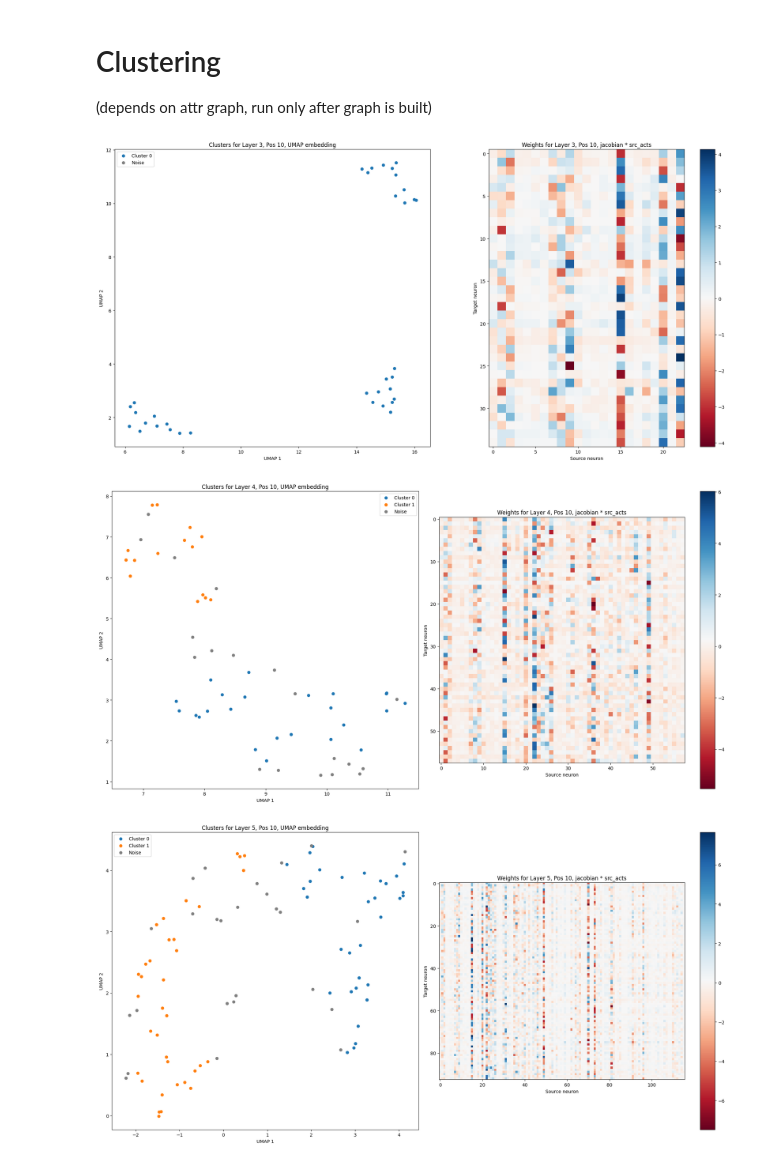
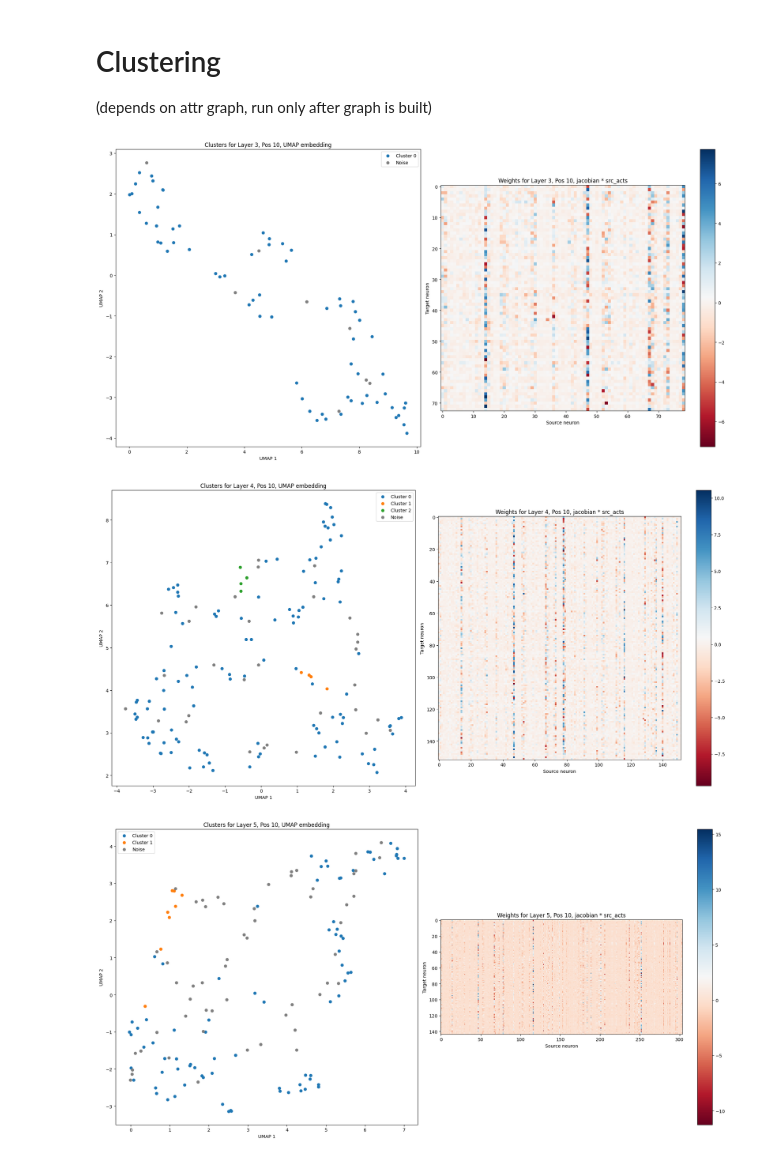
Before and after one commit to D4niel0s/NLP_project_circuits, a Jupyter notebook: neuron-clusters-influence.ipynb, the cells around one changed output. Drawn from its saved outputs; the diff is of its cells as text; code cells hidden in the pictures.

```diff
--- a/neuron-clusters-influence.ipynb
+++ b/neuron-clusters-influence.ipynb
@@ -324,8 +324,8 @@ def approx_influence_on_layer(model, mask, tokens, target_layer, target_pos,
     NONLINEAR_TYPES = (
         nn.LayerNorm,
         nn.BatchNorm1d, nn.BatchNorm2d, nn.BatchNorm3d,
-        nn.ReLU, nn.GELU, nn.Sigmoid, nn.Tanh,
-        nn.Softmax, nn.Dropout,
+        nn.Dropout,
+        nn.MultiheadAttention,
     )
 
     def detach_nonlinearity_outputs(model):
@@ -512,7 +512,7 @@ if __name__ == "__main__":
                                       clean_tokens[:num_circuit_samples],
                                       corrupted_tokens[:num_circuit_samples],
                                       answer_token_indices[:num_circuit_samples])
-    mask = compute_circuit_mask(attribution_scores, topk=500, exclude_layers=[0, 1])
+    mask = compute_circuit_mask(attribution_scores, topk=1000, exclude_layers=[0, 1])
     visualize_mask(model, mask.cpu(), clean_prompts[0])
     plt.savefig("ioi_circuit.png")
     plt.show()
@@ -763,7 +771,7 @@ from sklearn.cluster import DBSCAN
 
 metric = 'correlation'
 
-reducer = UMAP(n_neighbors=5, min_dist=0, metric=metric)
+reducer = UMAP(n_neighbors=5, min_dist=0.1, metric=metric)
 db = DBSCAN(eps=0.5, min_samples=5, metric=metric)
 
 
@@ -799,33 +807,33 @@ for l,pos in unique_rows:
 
 
 
     # plot the clusters and the jacobian
     fig, (ax1, ax2) = plt.subplots(1, 2, figsize=(20, 10))
 
     # UMAP projection of the clusters
     embedding = reducer.fit_transform(array_scaled)
     for cluster_id, cluster in clusters.items():
         ax1.scatter(embedding[labels == cluster_id, 0], embedding[labels == cluster_id, 1], label=f'Cluster {cluster_id}')
     ax1.scatter(embedding[labels == -1, 0], embedding[labels == -1, 1], label='Noise', color='gray')
     ax1.set_title(f'Clusters for Layer {l}, Pos {pos}, UMAP embedding')
     ax1.set_xlabel('UMAP 1')
     ax1.set_ylabel('UMAP 2')
     ax1.legend()
 
     # Jacobian as a heatmap
     im = ax2.imshow(array, cmap='RdBu', interpolation='nearest')
     ax2.set_title(f'Weights for Layer {l}, Pos {pos}, jacobian * src_acts')
     ax2.set_xlabel('Source neuron')
     ax2.set_ylabel('Target neuron')
 
     plt.colorbar(im, ax=ax2)
     cax.set_title('Edge Weight', fontsize=12)
 
     plt.tight_layout()
 
 
 plt.show()
 # %% [output]
-[figure, old version]
+[figure, new version]
-[figure, old version]
+[figure, new version]
-[figure, old version]
+[figure, new version]
```
Also changed, not shown: parts of 4 cells of this notebook.
